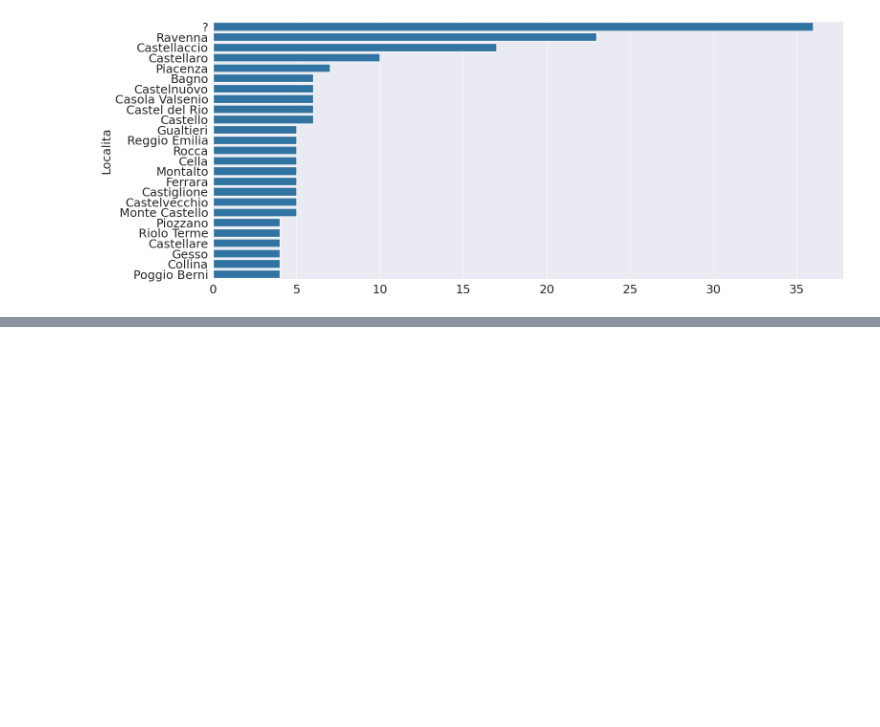
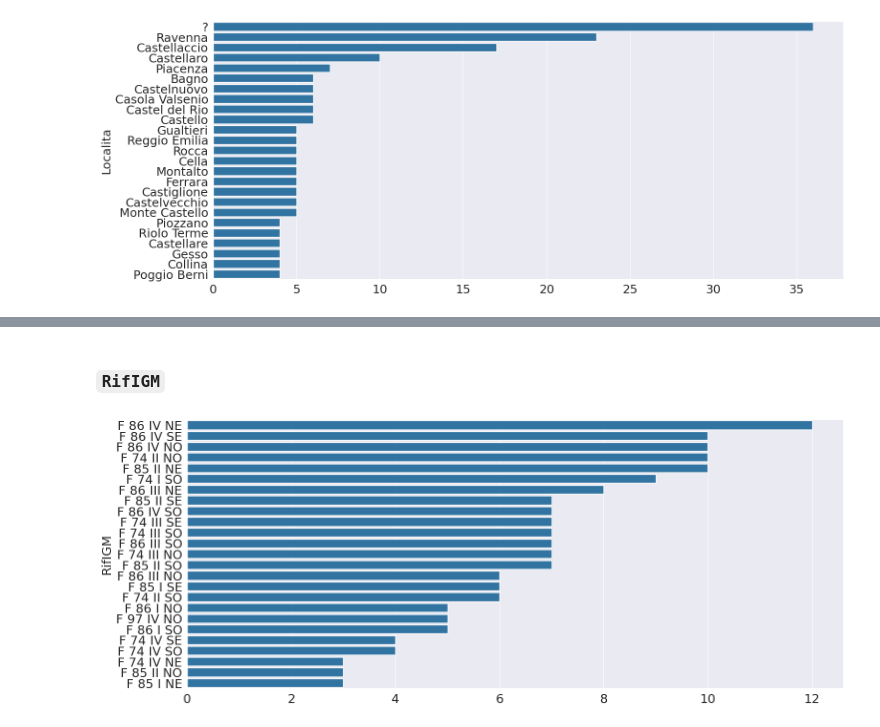
Before and after one commit to sbrzt/castelli, a Jupyter notebook: castles.ipynb, the cells around one changed output, grey strips where cells are left out. Cells and saved outputs as stored; diff of their text form; code cells hidden in the pictures; blank space fills up the shorter version.

```diff
--- a/castles.ipynb
+++ b/castles.ipynb
@@ -165,0 +208,8 @@ plt.show()
+# %% [markdown]
+### `RifIGM`
+# %%
+rifigm_counts = castles['RifIGM'].value_counts().head(25)
+sns.barplot(y=rifigm_counts.index, x=rifigm_counts.values)
+plt.show()
+# %% [output]
+[figure, added]
```
Also changed, not shown: parts of 31 cells of this notebook.
